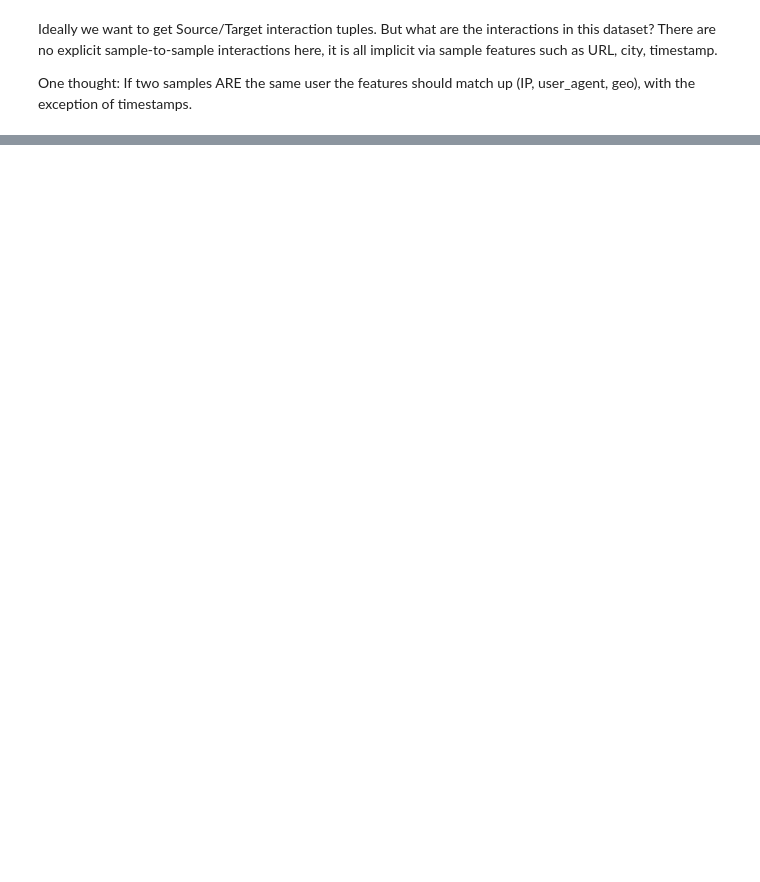
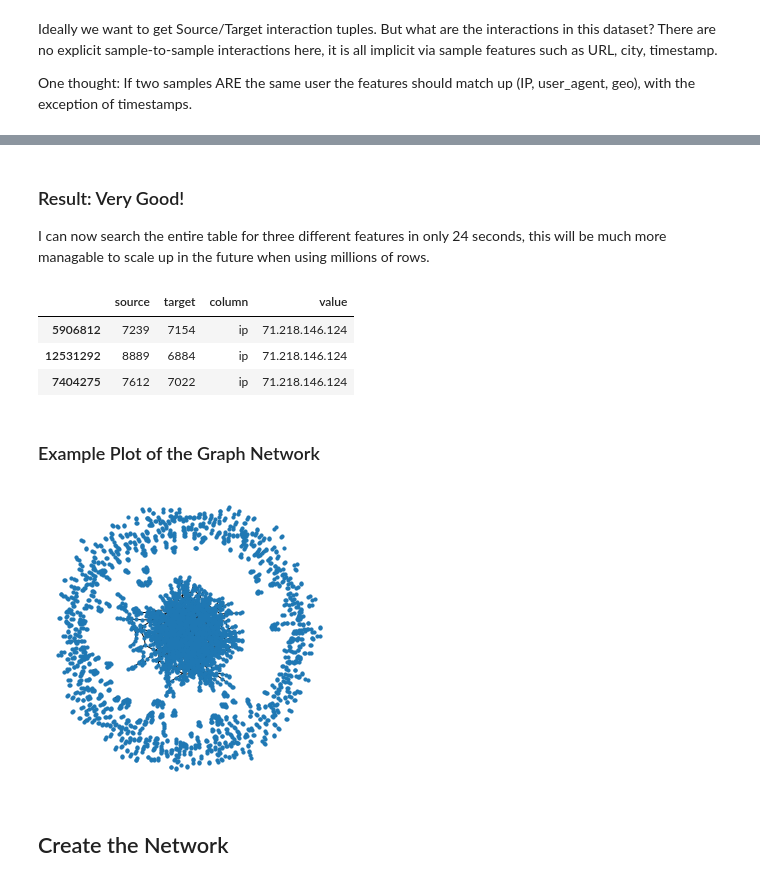
Before and after one commit to cipher982/GNN-playground, a Jupyter notebook: gnn_v1.ipynb, the cells around one changed output, grey strips where cells are left out. Cells and saved outputs as stored; diff of their text form; code cells hidden in the pictures; blank space fills up the shorter version.

```diff
--- a/gnn_v1.ipynb
+++ b/gnn_v1.ipynb
@@ -94,0 +89,30 @@ KeyboardInterrupt:
+# %%
+%%time
+
+def create_dict(table, col):
+    table_dict = {}
+    for ix, value in enumerate(table[col]):
+        #print(value)
+        if value in table_dict:
+            table_dict[value].append(ix)
+        else:
+            table_dict[value] = [ix]
+    return table_dict
+
+def search_table(table, column):
+    connections = []
+    lookup_dict = create_dict(table, column)
+    for ix, value in enumerate(table[column]):
+        if value in lookup_dict:
+            for item in lookup_dict[value]:
+                connections.append((ix, item, column, value))
+    connections = pd.DataFrame(
+        connections,
+        columns=['source', 'target', 'column', 'value']
+    )
+    return connections
+
+# Create three edge lists for some features
+ip_graph = search_table(sizmek, "ip")
+ua_graph = search_table(sizmek, "user_agent")
+zip_graph = search_table(sizmek, "zip_code")
@@ -94,0 +122,20 @@ KeyboardInterrupt:
+# %% [markdown]
+### Result: Very Good!
+I can now search the entire table for three different features in only 24 seconds, this will be much more managable to scale up in the future when using millions of rows.
+# %%
+ip_graph.sample(3)
+# %% [output]
+|  | source | target | column | value |
+| 5906812 | 7239 | 7154 | ip | 71.218.146.124 |
+| 12531292 | 8889 | 6884 | ip | 71.218.146.124 |
+| 7404275 | 7612 | 7022 | ip | 71.218.146.124 |
+# %% [markdown]
+### Example Plot of the Graph Network
+# %%
+plt.figure(figsize=(4, 4))
+g = nx.from_pandas_edgelist(zip_graph.sample(n=3000))
+nx.draw_spring(g, node_size=10)
+# %% [output]
+[figure, added]
+# %% [markdown]
+## Create the Network
```
Also changed, not shown: parts of 17 cells of this notebook.
